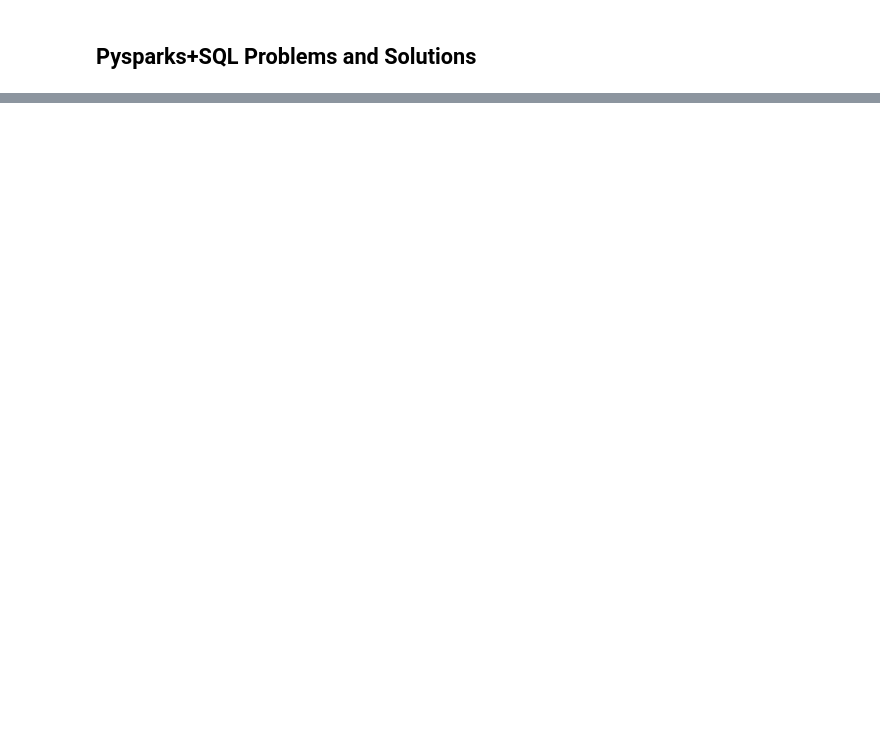
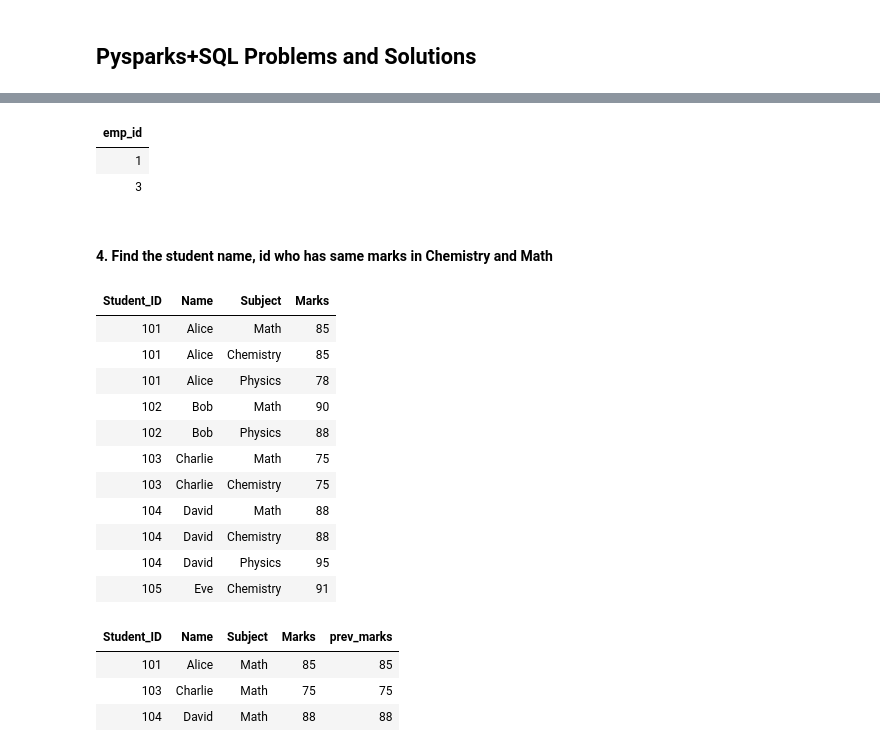
Before and after one commit to punitmore31/GCP_DE, a Jupyter notebook: Pyspark_SQL Notebook/Pyspark+SQL_problems.ipynb, the cells around one changed output, grey strips where cells are left out. Cells and saved outputs as stored; diff of their text form; code cells hidden in the pictures; blank space fills up the shorter version.

```diff
--- a/Pyspark_SQL Notebook/Pyspark+SQL_problems.ipynb
+++ b/Pyspark_SQL Notebook/Pyspark+SQL_problems.ipynb
@@ -72,0 +376,72 @@ File <command-4791179505415739>, line 17
+# %%
+%sql
+WITH CleanedDates AS (
+    -- Convert string to date and ensure 1 record per employee per day
+    SELECT DISTINCT
+        emp_id,
+        to_date(login_date, 'M/d/yyyy') AS login_date
+    FROM employee_logins
+),
+LeadDates AS (
+    -- Use LEAD to peek 2 rows ahead within each employee's partition
+    SELECT
+        emp_id,
+        login_date,
+        LEAD(login_date, 2) OVER (PARTITION BY emp_id ORDER BY login_date) AS date_plus_2
+    FROM CleanedDates
+)
+-- Filter where the gap between the current date and the date 2 rows down is exactly 2 days
+SELECT DISTINCT emp_id
+FROM LeadDates
+WHERE datediff(date_plus_2, login_date) = 2;
+# %% [output]
+| emp_id |
+| 1 |
+| 3 |
+# %% [markdown]
+#### 4. Find the student name, id who has same marks in Chemistry and Math
+# %%
+data = [
+    (101, "Alice", "Math", 85),
+    (101, "Alice", "Chemistry", 85),
+    (101, "Alice", "Physics", 78),
+    (102, "Bob", "Math", 90),
+    (102, "Bob", "Physics", 88),
+    (103, "Charlie", "Math", 75),
+    (103, "Charlie", "Chemistry", 75),
+    (104, "David", "Math", 88),
+    (104, "David", "Chemistry", 88),
+    (104, "David", "Physics", 95),
+    (105, "Eve", "Chemistry", 91),
+]
+
+columns = ["Student_ID", "Name", "Subject", "Marks"]
+df = spark.createDataFrame(data, columns)
+df.display()
+# %% [output]
+| Student_ID | Name | Subject | Marks |
+| 101 | Alice | Math | 85 |
+| 101 | Alice | Chemistry | 85 |
+| 101 | Alice | Physics | 78 |
+| 102 | Bob | Math | 90 |
+| 102 | Bob | Physics | 88 |
+| 103 | Charlie | Math | 75 |
+| 103 | Charlie | Chemistry | 75 |
+| 104 | David | Math | 88 |
+| 104 | David | Chemistry | 88 |
+| 104 | David | Physics | 95 |
+| 105 | Eve | Chemistry | 91 |
+# %%
+from pyspark.sql.functions import *
+df = df.filter(col("Subject").isin("Math","Chemistry"))
+# display(df)
+
+df_lagged = df.withColumn("prev_marks", lag(col('Marks')).over(Window.partitionBy(col("Student_id")).orderBy(col("Subject"))))
+# display(df_lagged)
+df_result = df_lagged.filter(col("Marks") == col("prev_marks")).select("*").distinct()
+display(df_result)
+# %% [output]
+| Student_ID | Name | Subject | Marks | prev_marks |
+| 101 | Alice | Math | 85 | 85 |
+| 103 | Charlie | Math | 75 | 75 |
+| 104 | David | Math | 88 | 88 |
```
Also changed, not shown: parts of 34 cells of this notebook, 3 other files.
